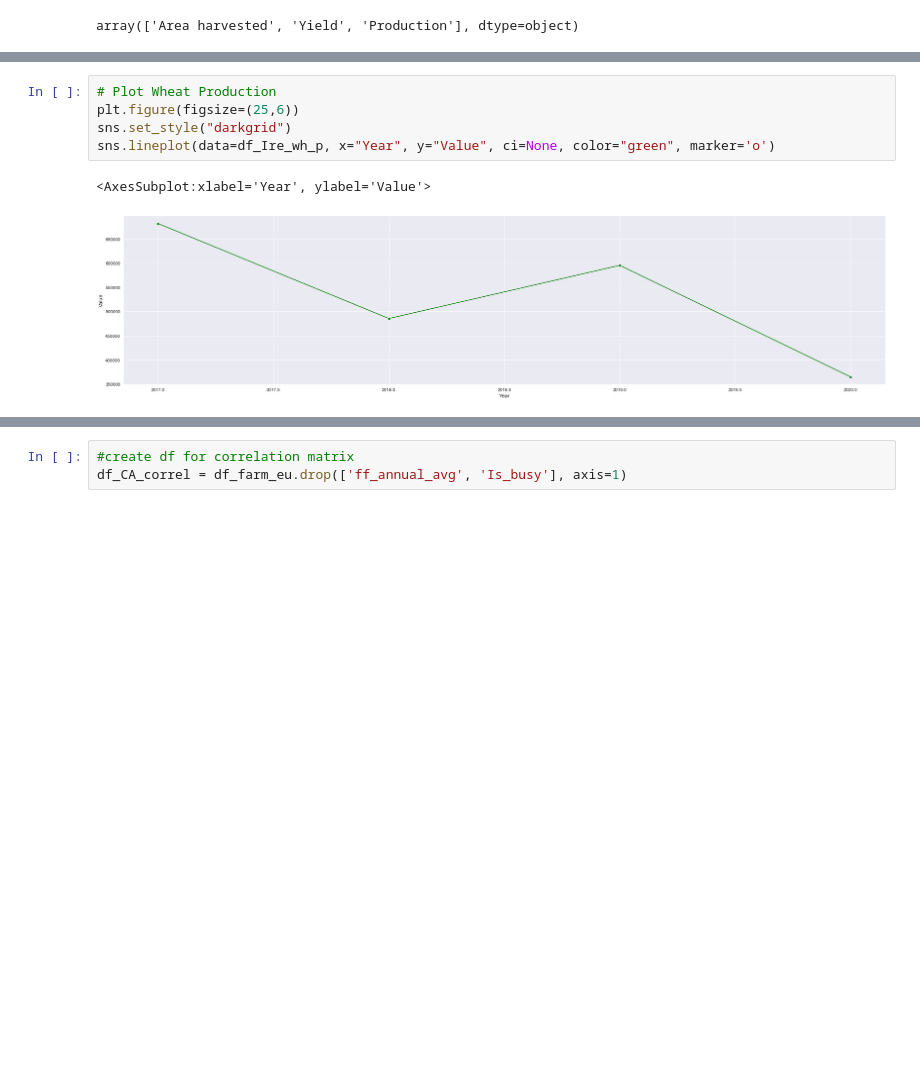
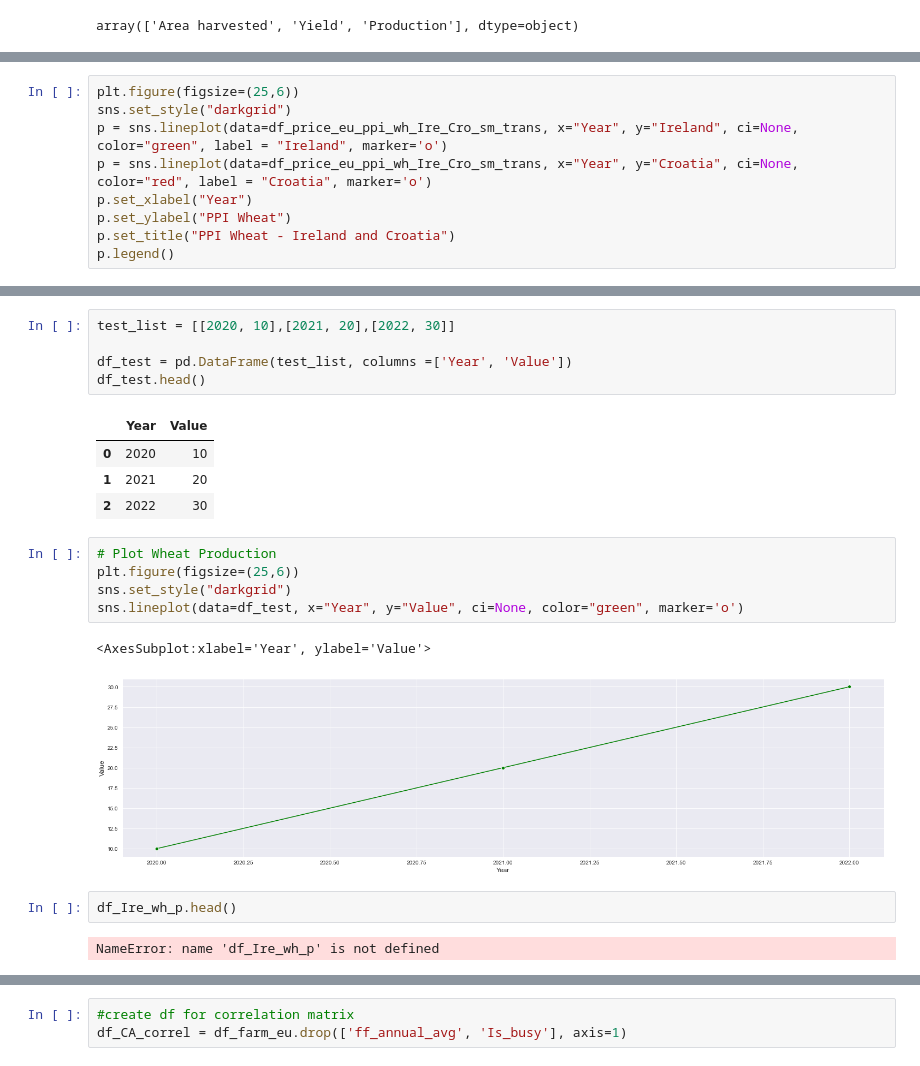
Before and after one commit to sba22218/MSc_GitHub_CA2, a Jupyter notebook: MM_Data_Explore_and_viz_postprocessed-Copy1.ipynb, the cells around one changed output, grey strips where cells are left out. Drawn from its saved outputs; the diff is of its cells as text; blank space fills up the shorter version.

```diff
--- a/MM_Data_Explore_and_viz_postprocessed-Copy1.ipynb
+++ b/MM_Data_Explore_and_viz_postprocessed-Copy1.ipynb
@@ -568,0 +627,9 @@ TypeError: string indices must be integers
+# %%
+plt.figure(figsize=(25,6))
+sns.set_style("darkgrid")
+p = sns.lineplot(data=df_price_eu_ppi_wh_Ire_Cro_sm_trans, x="Year", y="Ireland", ci=None, color="green", label = "Ireland", marker='o')
+p = sns.lineplot(data=df_price_eu_ppi_wh_Ire_Cro_sm_trans, x="Year", y="Croatia", ci=None, color="red", label = "Croatia", marker='o')
+p.set_xlabel("Year")
+p.set_ylabel("PPI Wheat")
+p.set_title("PPI Wheat - Ireland and Croatia")
+p.legend()
@@ -579,11 +657,25 @@ AttributeError: module 'pandas' has no attribute 'df_Ire_wh_p'
+# %%
+test_list = [[2020, 10],[2021, 20],[2022, 30]]
+
+df_test = pd.DataFrame(test_list, columns =['Year', 'Value'])
+df_test.head()
+# %% [output]
+|  | Year | Value |
+| 0 | 2020 | 10 |
+| 1 | 2021 | 20 |
+| 2 | 2022 | 30 |
 # %%
 # Plot Wheat Production
 plt.figure(figsize=(25,6))
 sns.set_style("darkgrid")
-sns.lineplot(data=df_Ire_wh_p, x="Year", y="Value", ci=None, color="green", marker='o')
+sns.lineplot(data=df_test, x="Year", y="Value", ci=None, color="green", marker='o')
 # %% [output]
 <AxesSubplot:xlabel='Year', ylabel='Value'>
-[figure, old version]
+[figure, new version]
+# %%
+df_Ire_wh_p.head()
+# %% [output]
+NameError: name 'df_Ire_wh_p' is not defined
 # %%
 # Plot Wheat Yeild
 plt.figure(figsize=(25,6))
```
Also changed, not shown: parts of 53 cells of this notebook, 8 other files.
